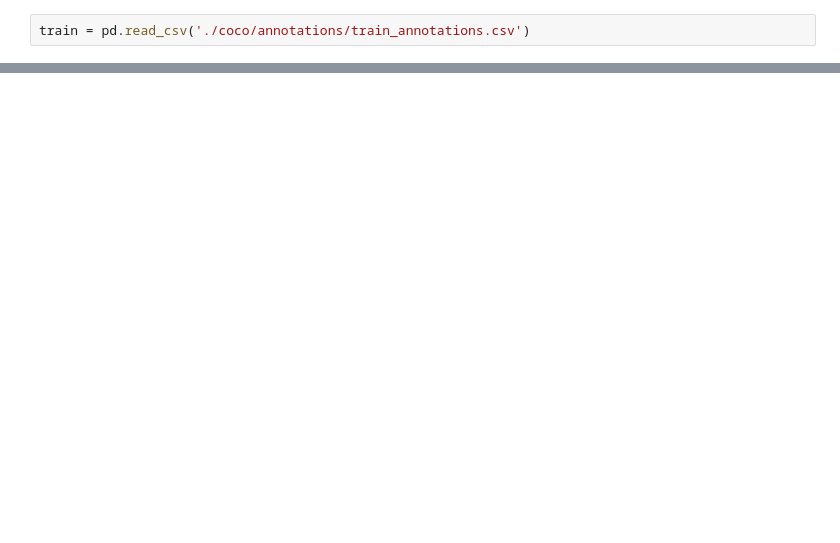
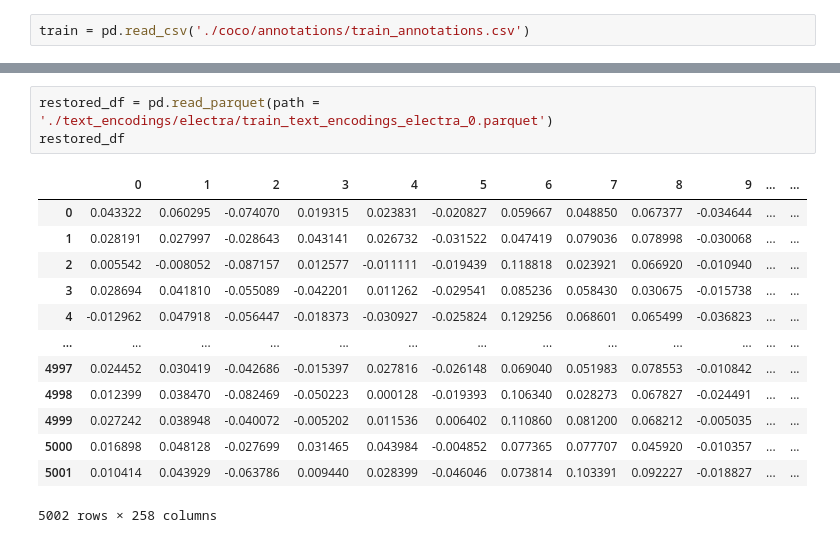
Before and after one commit to Natalya7oct/tiny_clip, a Jupyter notebook: text_encoders.ipynb, the cells around one changed output, grey strips where cells are left out. Saved outputs shown, nothing was run; the diff lists cells and outputs as text; blank space fills up the shorter version.

```diff
--- a/text_encoders.ipynb
+++ b/text_encoders.ipynb
@@ -138,0 +172,17 @@ restored_df
+# %%
+restored_df = pd.read_parquet(path = './text_encodings/electra/train_text_encodings_electra_0.parquet')
+restored_df
+# %% [output]
+|  | 0 | 1 | 2 | 3 | 4 | 5 | 6 | 7 | 8 | 9 | ... | ... |
+| 0 | 0.043322 | 0.060295 | -0.074070 | 0.019315 | 0.023831 | -0.020827 | 0.059667 | 0.048850 | 0.067377 | -0.034644 | ... | ... |
+| 1 | 0.028191 | 0.027997 | -0.028643 | 0.043141 | 0.026732 | -0.031522 | 0.047419 | 0.079036 | 0.078998 | -0.030068 | ... | ... |
+| 2 | 0.005542 | -0.008052 | -0.087157 | 0.012577 | -0.011111 | -0.019439 | 0.118818 | 0.023921 | 0.066920 | -0.010940 | ... | ... |
+| 3 | 0.028694 | 0.041810 | -0.055089 | -0.042201 | 0.011262 | -0.029541 | 0.085236 | 0.058430 | 0.030675 | -0.015738 | ... | ... |
+| 4 | -0.012962 | 0.047918 | -0.056447 | -0.018373 | -0.030927 | -0.025824 | 0.129256 | 0.068601 | 0.065499 | -0.036823 | ... | ... |
+| ... | ... | ... | ... | ... | ... | ... | ... | ... | ... | ... | ... | ... |
+| 4997 | 0.024452 | 0.030419 | -0.042686 | -0.015397 | 0.027816 | -0.026148 | 0.069040 | 0.051983 | 0.078553 | -0.010842 | ... | ... |
+| 4998 | 0.012399 | 0.038470 | -0.082469 | -0.050223 | 0.000128 | -0.019393 | 0.106340 | 0.028273 | 0.067827 | -0.024491 | ... | ... |
+| 4999 | 0.027242 | 0.038948 | -0.040072 | -0.005202 | 0.011536 | 0.006402 | 0.110860 | 0.081200 | 0.068212 | -0.005035 | ... | ... |
+| 5000 | 0.016898 | 0.048128 | -0.027699 | 0.031465 | 0.043984 | -0.004852 | 0.077365 | 0.077707 | 0.045920 | -0.010357 | ... | ... |
+| 5001 | 0.010414 | 0.043929 | -0.063786 | 0.009440 | 0.028399 | -0.046046 | 0.073814 | 0.103391 | 0.092227 | -0.018827 | ... | ... |
+5002 rows × 258 columns
```
Also changed, not shown: parts of 13 cells of this notebook, 2 other files.
